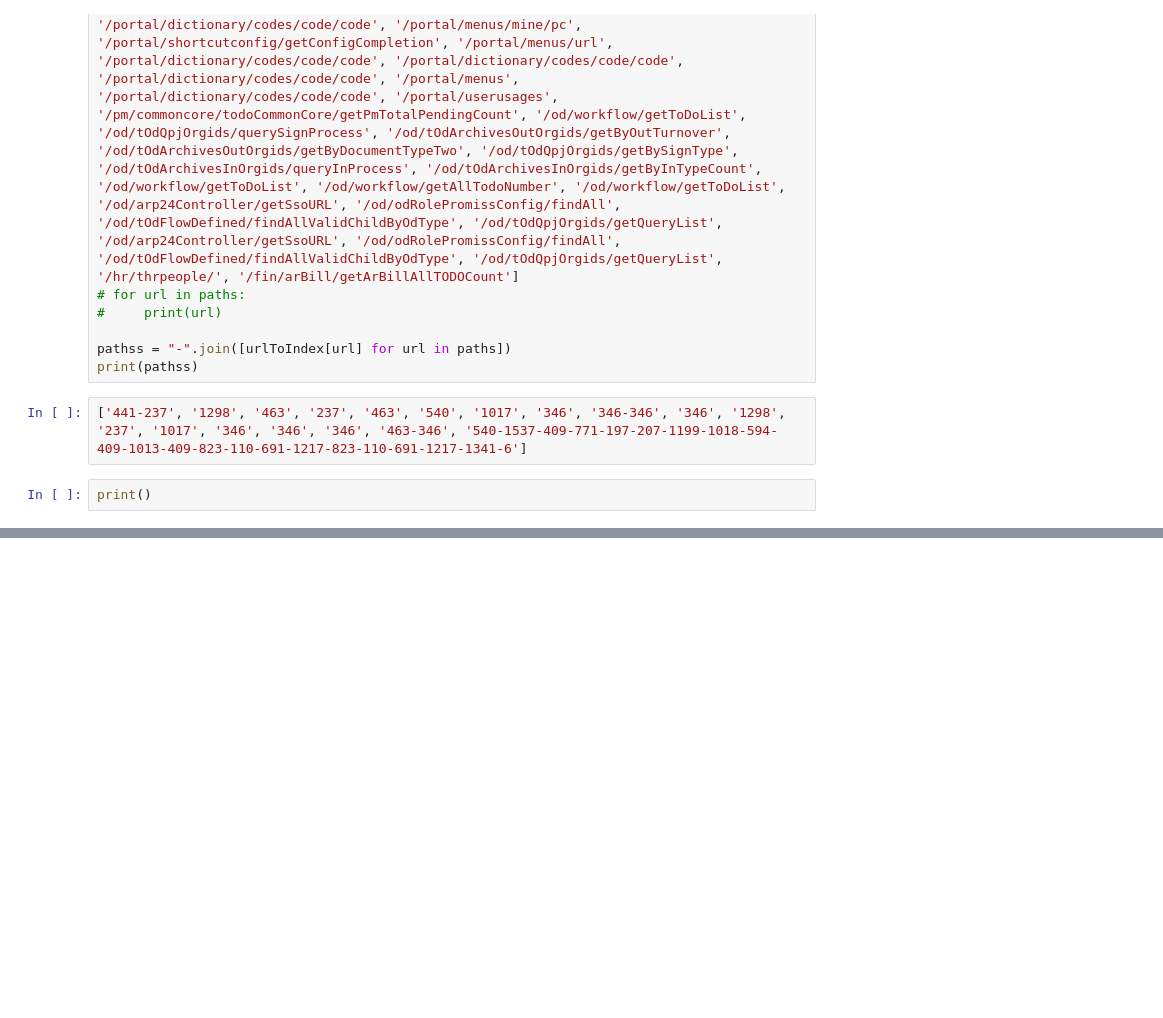
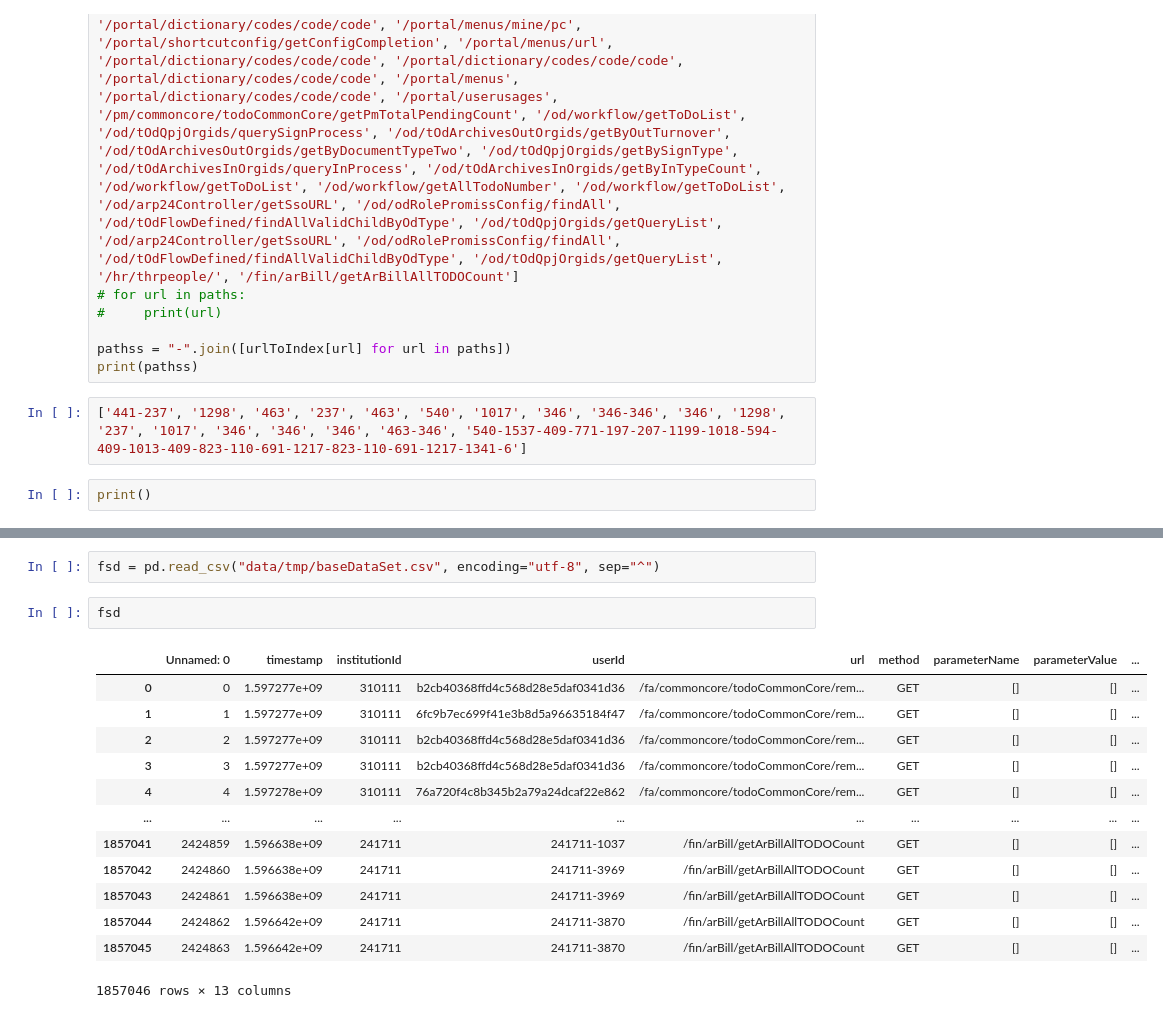
Before and after one commit to chasezcz/Persona, a Jupyter notebook: run.ipynb, the cells around one changed output, grey strips where cells are left out. Drawn from its saved outputs; the diff is of its cells as text; blank space fills up the shorter version.

```diff
--- a/run.ipynb
+++ b/run.ipynb
@@ -224,0 +263,18 @@ print()
+# %%
+fsd = pd.read_csv("data/tmp/baseDataSet.csv", encoding="utf-8", sep="^")
+# %%
+fsd
+# %% [output]
+|  | Unnamed: 0 | timestamp | institutionId | userId | url | method | parameterName | parameterValue | ... |
+| 0 | 0 | 1.597277e+09 | 310111 | b2cb40368ffd4c568d28e5daf0341d36 | /fa/commoncore/todoCommonCore/rem... | GET | [] | [] | ... |
+| 1 | 1 | 1.597277e+09 | 310111 | 6fc9b7ec699f41e3b8d5a96635184f47 | /fa/commoncore/todoCommonCore/rem... | GET | [] | [] | ... |
+| 2 | 2 | 1.597277e+09 | 310111 | b2cb40368ffd4c568d28e5daf0341d36 | /fa/commoncore/todoCommonCore/rem... | GET | [] | [] | ... |
+| 3 | 3 | 1.597277e+09 | 310111 | b2cb40368ffd4c568d28e5daf0341d36 | /fa/commoncore/todoCommonCore/rem... | GET | [] | [] | ... |
+| 4 | 4 | 1.597278e+09 | 310111 | 76a720f4c8b345b2a79a24dcaf22e862 | /fa/commoncore/todoCommonCore/rem... | GET | [] | [] | ... |
+| ... | ... | ... | ... | ... | ... | ... | ... | ... | ... |
+| 1857041 | 2424859 | 1.596638e+09 | 241711 | 241711-1037 | /fin/arBill/getArBillAllTODOCount | GET | [] | [] | ... |
+| 1857042 | 2424860 | 1.596638e+09 | 241711 | 241711-3969 | /fin/arBill/getArBillAllTODOCount | GET | [] | [] | ... |
+| 1857043 | 2424861 | 1.596638e+09 | 241711 | 241711-3969 | /fin/arBill/getArBillAllTODOCount | GET | [] | [] | ... |
+| 1857044 | 2424862 | 1.596642e+09 | 241711 | 241711-3870 | /fin/arBill/getArBillAllTODOCount | GET | [] | [] | ... |
+| 1857045 | 2424863 | 1.596642e+09 | 241711 | 241711-3870 | /fin/arBill/getArBillAllTODOCount | GET | [] | [] | ... |
+1857046 rows × 13 columns
```
Also changed, not shown: parts of 13 cells of this notebook, 2 other files.
